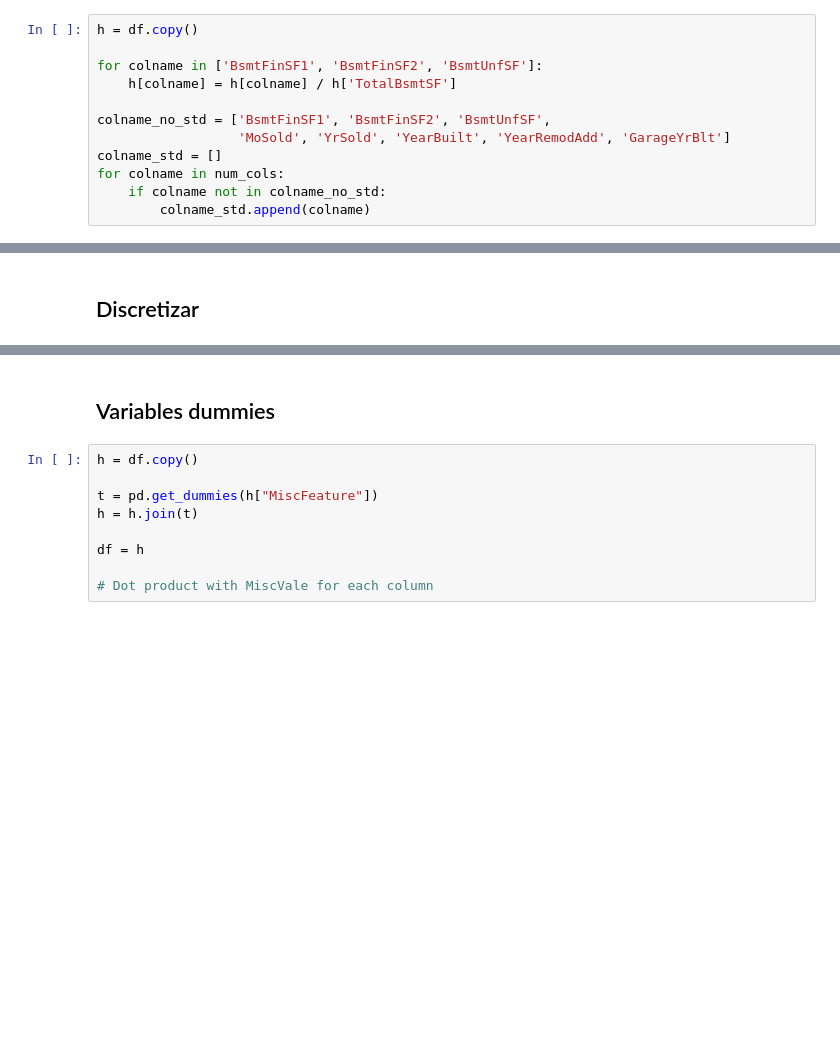
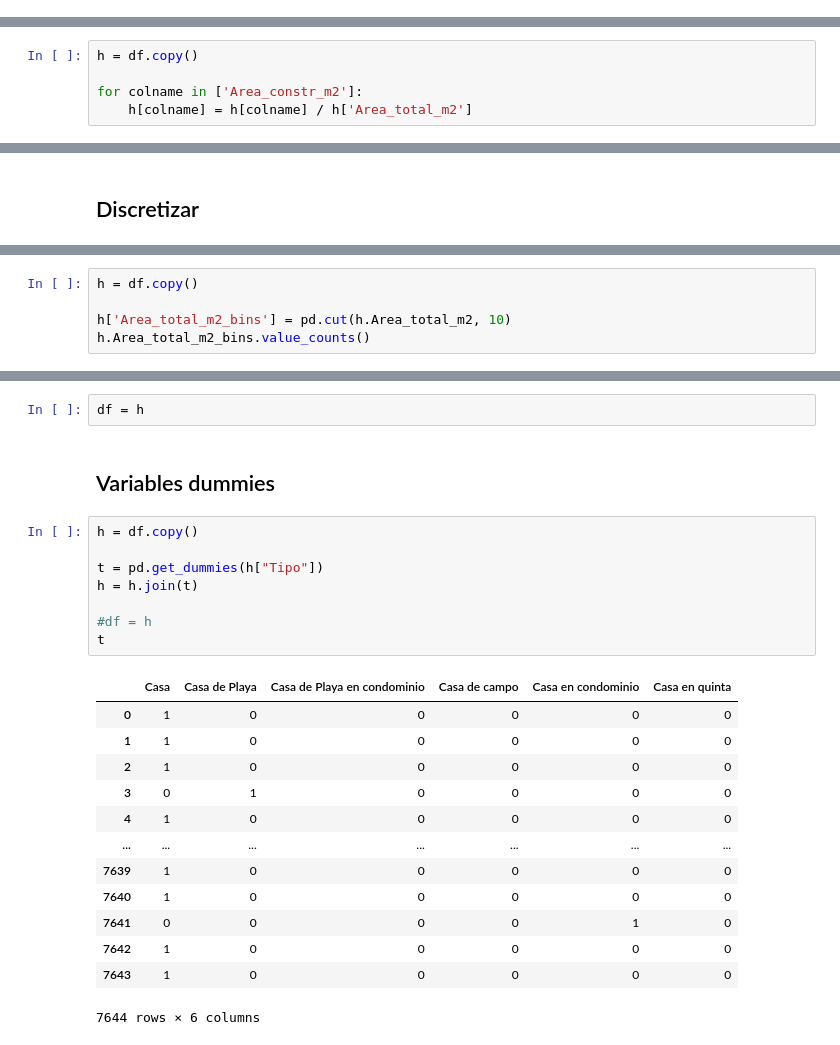
Before and after one commit to leonardtd/AD, a Jupyter notebook: casasurbania/TA_analisis_de_datos_1.ipynb, the cells around one changed output, grey strips where cells are left out. Cells and saved outputs as stored; diff of their text form; blank space fills up the shorter version.

```diff
--- a/casasurbania/TA_analisis_de_datos_1.ipynb
+++ b/casasurbania/TA_analisis_de_datos_1.ipynb
@@ -747,12 +737,0 @@ Se estandarizan con z_score todas las columnas numericas excepto:
-# %%
-h = df.copy()
-
-for colname in ['BsmtFinSF1', 'BsmtFinSF2', 'BsmtUnfSF']:
-    h[colname] = h[colname] / h['TotalBsmtSF']
-
-colname_no_std = ['BsmtFinSF1', 'BsmtFinSF2', 'BsmtUnfSF',
-                  'MoSold', 'YrSold', 'YearBuilt', 'YearRemodAdd', 'GarageYrBlt']
-colname_std = []
-for colname in num_cols:
-    if colname not in colname_no_std:
-        colname_std.append(colname)
@@ -762,4 +747,9 @@ def z_score(x):
   s = x.std()
   z_score = (x - x_bar) / s
   return z_score, x_bar, s
+# %%
+h = df.copy()
+
+for colname in ['Area_constr_m2']:
+    h[colname] = h[colname] / h['Area_total_m2']
 # %%
@@ -805,0 +771,5 @@ h = df
+# %%
+h = df.copy()
+
+h['Area_total_m2_bins'] = pd.cut(h.Area_total_m2, 10)
+h.Area_total_m2_bins.value_counts()
@@ -806,11 +788,26 @@ h = df
+# %%
+df = h
 # %% [markdown]
 ## Variables dummies
 # %%
 h = df.copy()
 
-t = pd.get_dummies(h["MiscFeature"])
+t = pd.get_dummies(h["Tipo"])
 h = h.join(t)
 
-df = h
-
-# Dot product with MiscVale for each column
+#df = h
+t
+# %% [output]
+|  | Casa | Casa de Playa | Casa de Playa en condominio | Casa de campo | Casa en condominio | Casa en quinta |
+| 0 | 1 | 0 | 0 | 0 | 0 | 0 |
+| 1 | 1 | 0 | 0 | 0 | 0 | 0 |
+| 2 | 1 | 0 | 0 | 0 | 0 | 0 |
+| 3 | 0 | 1 | 0 | 0 | 0 | 0 |
+| 4 | 1 | 0 | 0 | 0 | 0 | 0 |
+| ... | ... | ... | ... | ... | ... | ... |
+| 7639 | 1 | 0 | 0 | 0 | 0 | 0 |
+| 7640 | 1 | 0 | 0 | 0 | 0 | 0 |
+| 7641 | 0 | 0 | 0 | 0 | 1 | 0 |
+| 7642 | 1 | 0 | 0 | 0 | 0 | 0 |
+| 7643 | 1 | 0 | 0 | 0 | 0 | 0 |
+7644 rows × 6 columns
```
Also changed, not shown: parts of 32 cells of this notebook.
